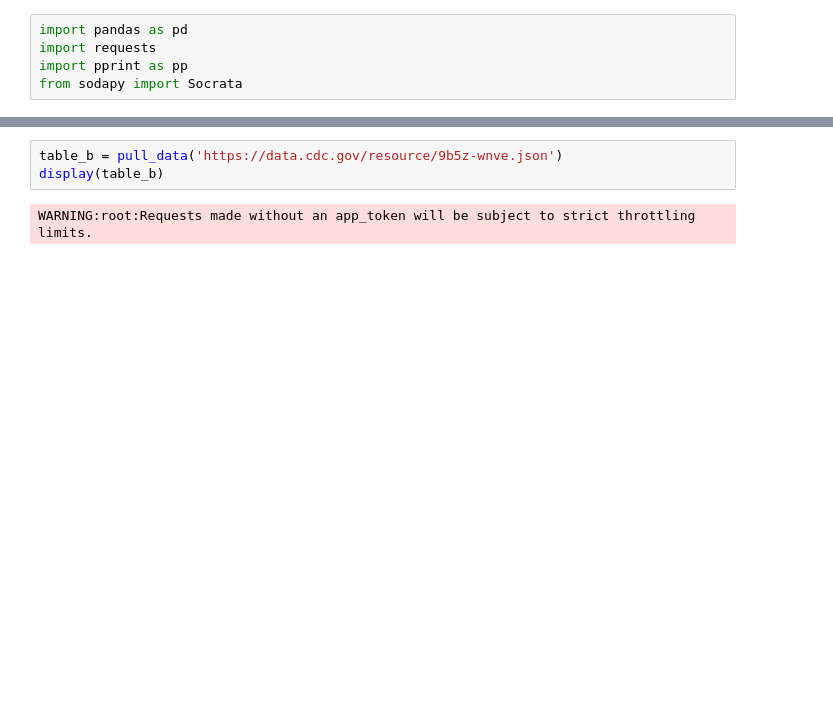
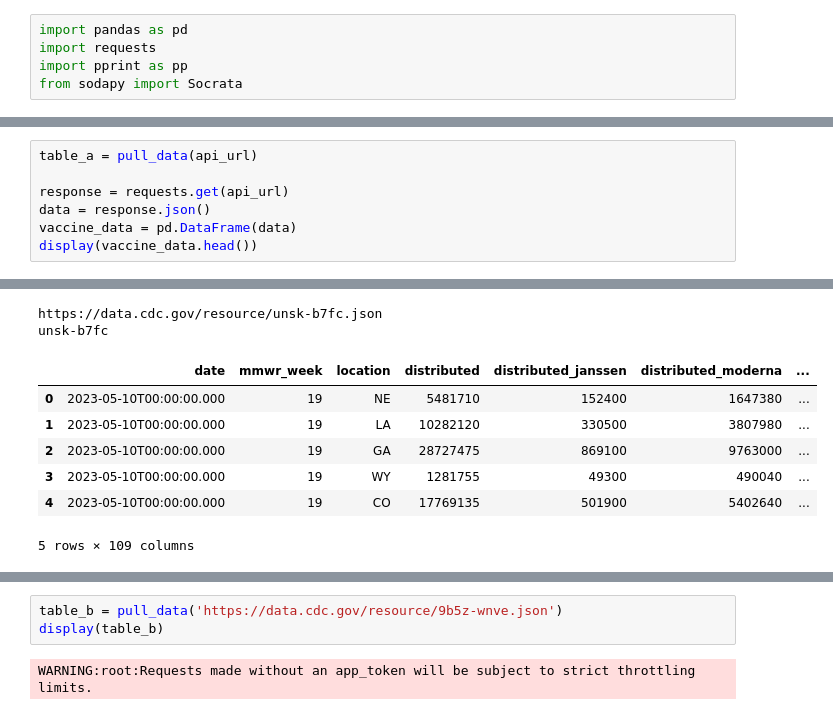
Before and after one commit to imnana18/project1_group07, a Jupyter notebook: project_files/code.ipynb, the cells around one changed output, grey strips where cells are left out. Saved outputs shown, nothing was run; the diff lists cells and outputs as text; blank space fills up the shorter version.

```diff
--- a/project_files/code.ipynb
+++ b/project_files/code.ipynb
@@ -54,0 +36,8 @@ unsk-b7fc
+# %%
+table_a = pull_data(api_url)
+
+response = requests.get(api_url)
+data = response.json()
+vaccine_data = pd.DataFrame(data)
+display(vaccine_data.head())
+# %% [output]
@@ -54,0 +45,9 @@ unsk-b7fc
+https://data.cdc.gov/resource/unsk-b7fc.json
+unsk-b7fc
+|  | date | mmwr_week | location | distributed | distributed_janssen | distributed_moderna | ... |
+| 0 | 2023-05-10T00:00:00.000 | 19 | NE | 5481710 | 152400 | 1647380 | ... |
+| 1 | 2023-05-10T00:00:00.000 | 19 | LA | 10282120 | 330500 | 3807980 | ... |
+| 2 | 2023-05-10T00:00:00.000 | 19 | GA | 28727475 | 869100 | 9763000 | ... |
+| 3 | 2023-05-10T00:00:00.000 | 19 | WY | 1281755 | 49300 | 490040 | ... |
+| 4 | 2023-05-10T00:00:00.000 | 19 | CO | 17769135 | 501900 | 5402640 | ... |
+5 rows × 109 columns
```
Also changed, not shown: parts of 5 cells of this notebook, 3 other files.
